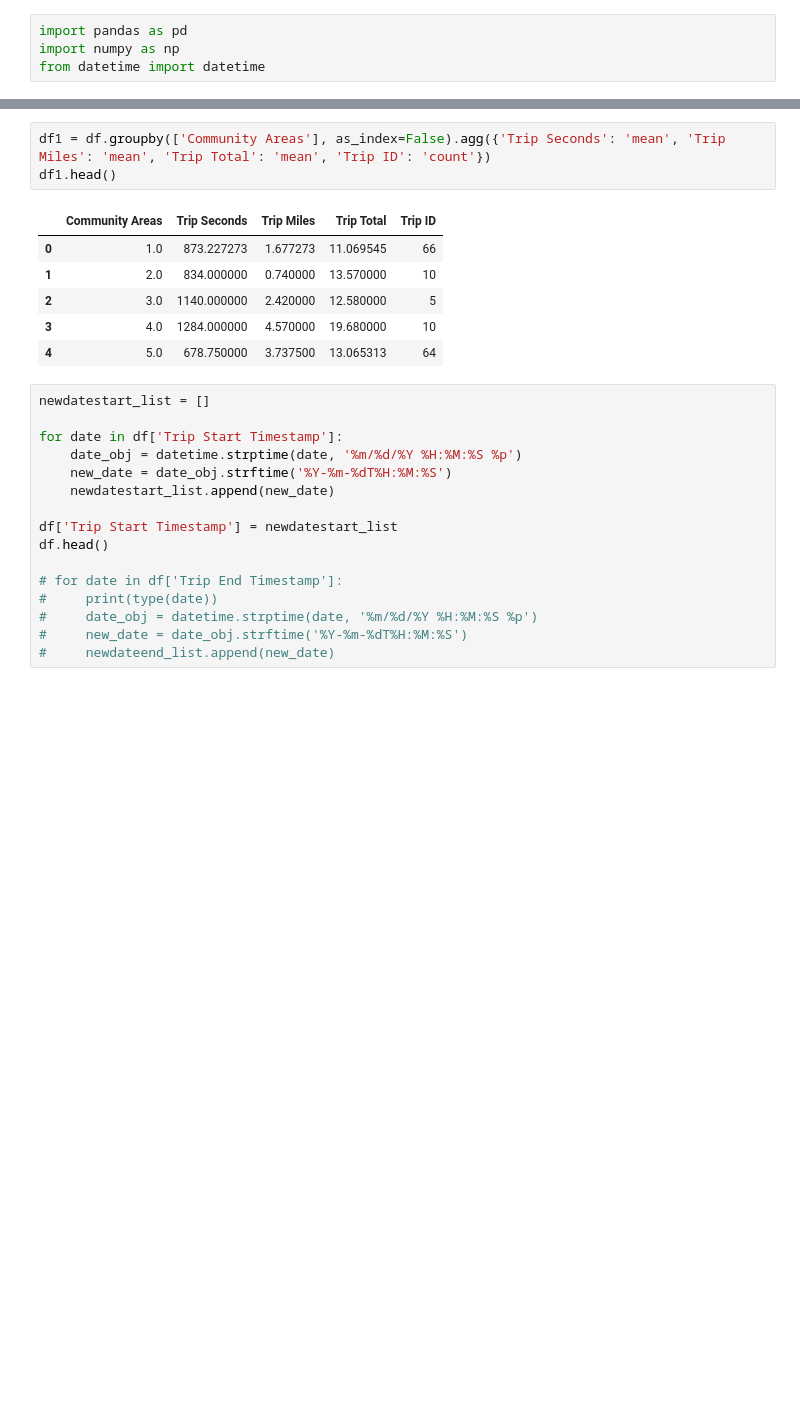
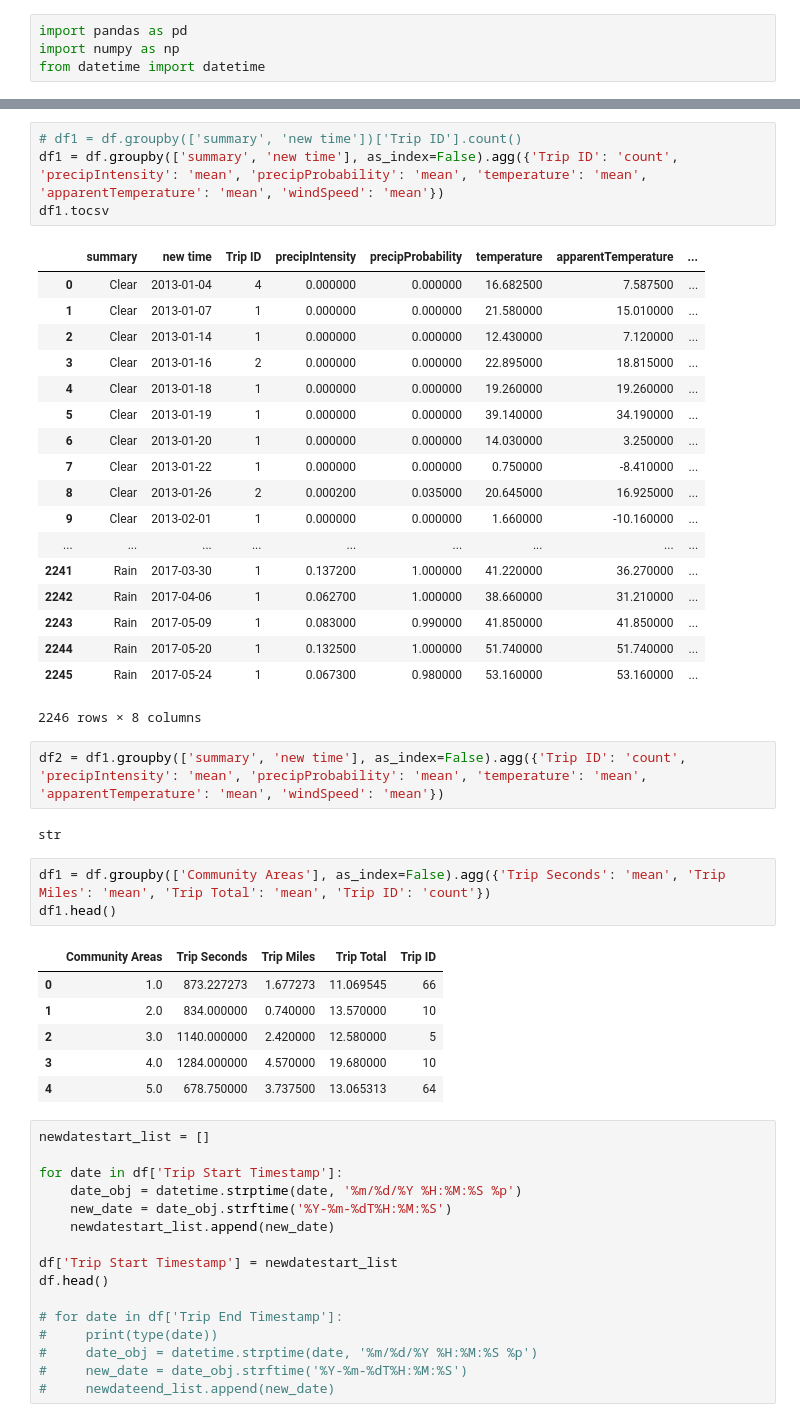
Before and after one commit to peterjorphan/07-project_one, a Jupyter notebook: Resources/jared_datawork.ipynb, the cells around one changed output, grey strips where cells are left out. Cells and saved outputs as stored; diff of their text form; blank space fills up the shorter version.

```diff
--- a/Resources/jared_datawork.ipynb
+++ b/Resources/jared_datawork.ipynb
@@ -33,3 +52,30 @@ df.head()
+# %%
+# df1 = df.groupby(['summary', 'new time'])['Trip ID'].count()
+df1 = df.groupby(['summary', 'new time'], as_index=False).agg({'Trip ID': 'count', 'precipIntensity': 'mean', 'precipProbability': 'mean', 'temperature': 'mean', 'apparentTemperature': 'mean', 'windSpeed': 'mean'})
+df1.tocsv
+# %% [output]
+|  | summary | new time | Trip ID | precipIntensity | precipProbability | temperature | apparentTemperature | ... |
+| 0 | Clear | 2013-01-04 | 4 | 0.000000 | 0.000000 | 16.682500 | 7.587500 | ... |
+| 1 | Clear | 2013-01-07 | 1 | 0.000000 | 0.000000 | 21.580000 | 15.010000 | ... |
+| 2 | Clear | 2013-01-14 | 1 | 0.000000 | 0.000000 | 12.430000 | 7.120000 | ... |
+| 3 | Clear | 2013-01-16 | 2 | 0.000000 | 0.000000 | 22.895000 | 18.815000 | ... |
+| 4 | Clear | 2013-01-18 | 1 | 0.000000 | 0.000000 | 19.260000 | 19.260000 | ... |
+| 5 | Clear | 2013-01-19 | 1 | 0.000000 | 0.000000 | 39.140000 | 34.190000 | ... |
+| 6 | Clear | 2013-01-20 | 1 | 0.000000 | 0.000000 | 14.030000 | 3.250000 | ... |
+| 7 | Clear | 2013-01-22 | 1 | 0.000000 | 0.000000 | 0.750000 | -8.410000 | ... |
+| 8 | Clear | 2013-01-26 | 2 | 0.000200 | 0.035000 | 20.645000 | 16.925000 | ... |
+| 9 | Clear | 2013-02-01 | 1 | 0.000000 | 0.000000 | 1.660000 | -10.160000 | ... |
+| ... | ... | ... | ... | ... | ... | ... | ... | ... |
+| 2241 | Rain | 2017-03-30 | 1 | 0.137200 | 1.000000 | 41.220000 | 36.270000 | ... |
+| 2242 | Rain | 2017-04-06 | 1 | 0.062700 | 1.000000 | 38.660000 | 31.210000 | ... |
+| 2243 | Rain | 2017-05-09 | 1 | 0.083000 | 0.990000 | 41.850000 | 41.850000 | ... |
+| 2244 | Rain | 2017-05-20 | 1 | 0.132500 | 1.000000 | 51.740000 | 51.740000 | ... |
+| 2245 | Rain | 2017-05-24 | 1 | 0.067300 | 0.980000 | 53.160000 | 53.160000 | ... |
+2246 rows × 8 columns
+# %%
+df2 = df1.groupby(['summary', 'new time'], as_index=False).agg({'Trip ID': 'count', 'precipIntensity': 'mean', 'precipProbability': 'mean', 'temperature': 'mean', 'apparentTemperature': 'mean', 'windSpeed': 'mean'})
+# %% [output]
+str
 # %%
 df1 = df.groupby(['Community Areas'], as_index=False).agg({'Trip Seconds': 'mean', 'Trip Miles': 'mean', 'Trip Total': 'mean', 'Trip ID': 'count'})
 df1.head()
```
Also changed, not shown: parts of 3 cells of this notebook, 1 other file.
